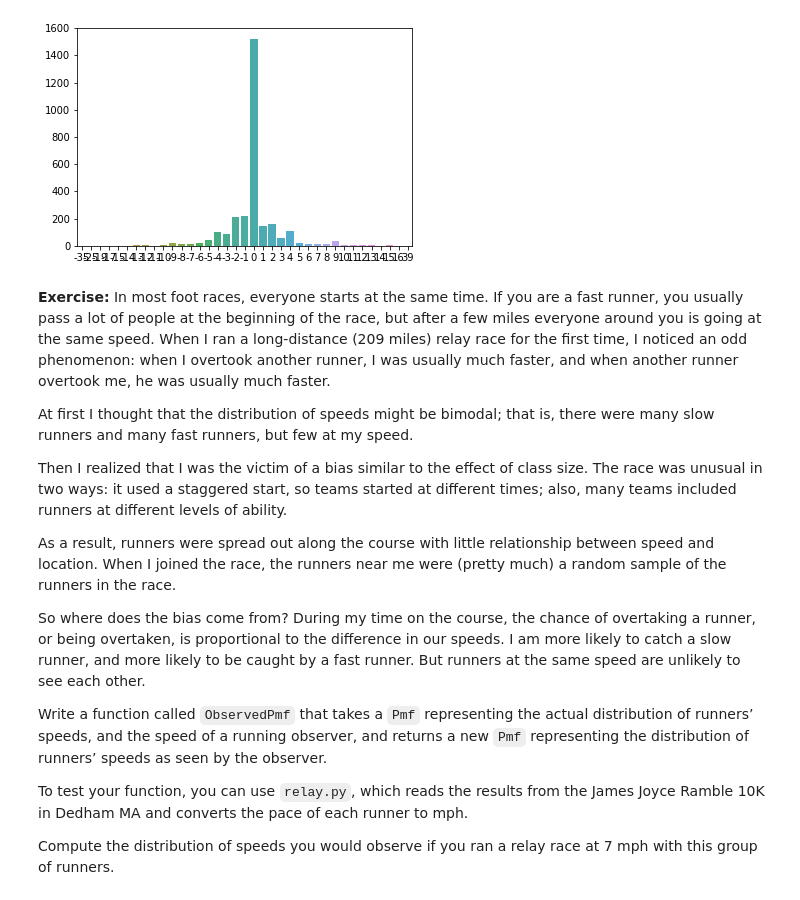
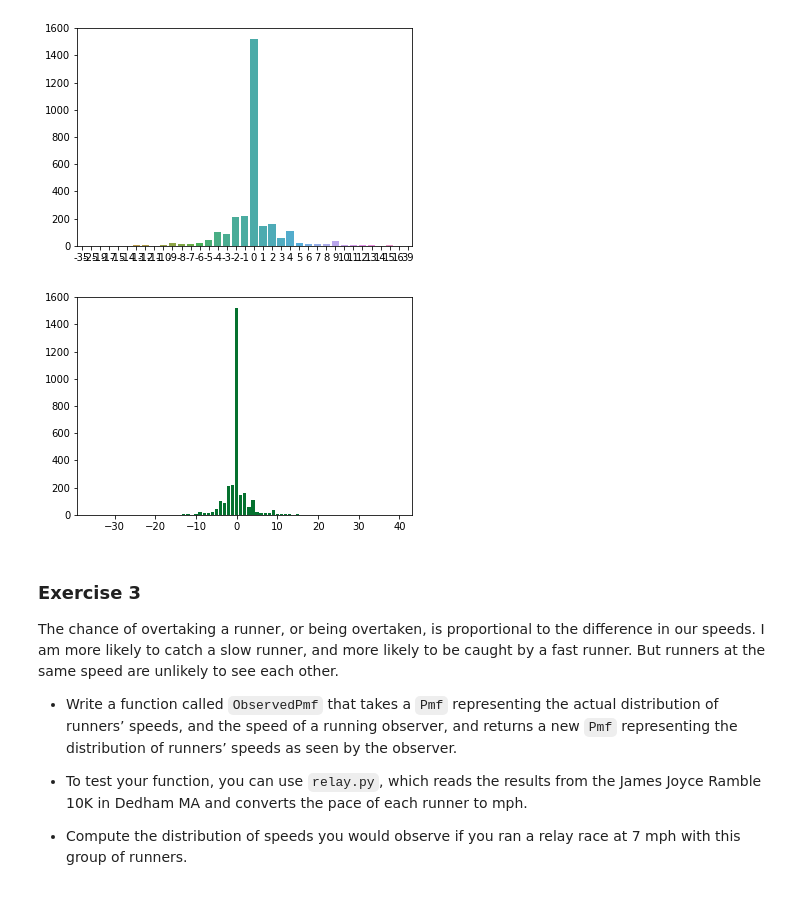
Before and after one commit to alexkhantreras/ThinkStats2, a Jupyter notebook: code/chap03ex.ipynb, the cells around one changed output. Cells and saved outputs as stored; diff of their text form; code cells hidden in the pictures.

Commit message:
Chapter 3: Probability Mass Functions

```diff
--- a/code/chap03ex.ipynb
+++ b/code/chap03ex.ipynb
@@ -358,21 +370,21 @@ axa = sns.barplot(length_diff, counts)
 plt.show()
 # %% [output]
 [figure]
-# %% [markdown]
-**Exercise:** In most foot races, everyone starts at the same time. If you are a fast runner, you usually pass a lot of people at the beginning of the race, but after a few miles everyone around you is going at the same speed.
-When I ran a long-distance (209 miles) relay race for the first time, I noticed an odd phenomenon: when I overtook another runner, I was usually much faster, and when another runner overtook me, he was usually much faster.
-
-At first I thought that the distribution of speeds might be bimodal; that is, there were many slow runners and many fast runners, but few at my speed.
-
-Then I realized that I was the victim of a bias similar to the effect of class size. The race was unusual in two ways: it used a staggered start, so teams started at different times; also, many teams included runners at different levels of ability.
-
-As a result, runners were spread out along the course with little relationship between speed and location. When I joined the race, the runners near me were (pretty much) a random sample of the runners in the race.
-
-So where does the bias come from? During my time on the course, the chance of overtaking a runner, or being overtaken, is proportional to the difference in our speeds. I am more likely to catch a slow runner, and more likely to be caught by a fast runner. But runners at the same speed are unlikely to see each other.
-
-Write a function called `ObservedPmf` that takes a `Pmf` representing the actual distribution of runners’ speeds, and the speed of a running observer, and returns a new `Pmf` representing the distribution of runners’ speeds as seen by the observer.
-
-To test your function, you can use `relay.py`, which reads the results from the James Joyce Ramble 10K in Dedham MA and converts the pace of each runner to mph.
-
-Compute the distribution of speeds you would observe if you ran a relay race at 7 mph with this group of runners.
+# %%
+# Non-Seaborn plotting
+
+non_sns = plt.bar(siblings.keys(), siblings.values())
+plt.show()
+# %% [output]
+[figure, added]
+# %% [markdown]
+### Exercise 3
+
+The chance of overtaking a runner, or being overtaken, is proportional to the difference in our speeds. I am more likely to catch a slow runner, and more likely to be caught by a fast runner. But runners at the same speed are unlikely to see each other.
+
+* Write a function called `ObservedPmf` that takes a `Pmf` representing the actual distribution of runners’ speeds, and the speed of a running observer, and returns a new `Pmf` representing the distribution of runners’ speeds as seen by the observer.
+
+* To test your function, you can use `relay.py`, which reads the results from the James Joyce Ramble 10K in Dedham MA and converts the pace of each runner to mph.
+
+* Compute the distribution of speeds you would observe if you ran a relay race at 7 mph with this group of runners.
 # %%
```
Also changed, not shown: parts of 25 cells of this notebook.
